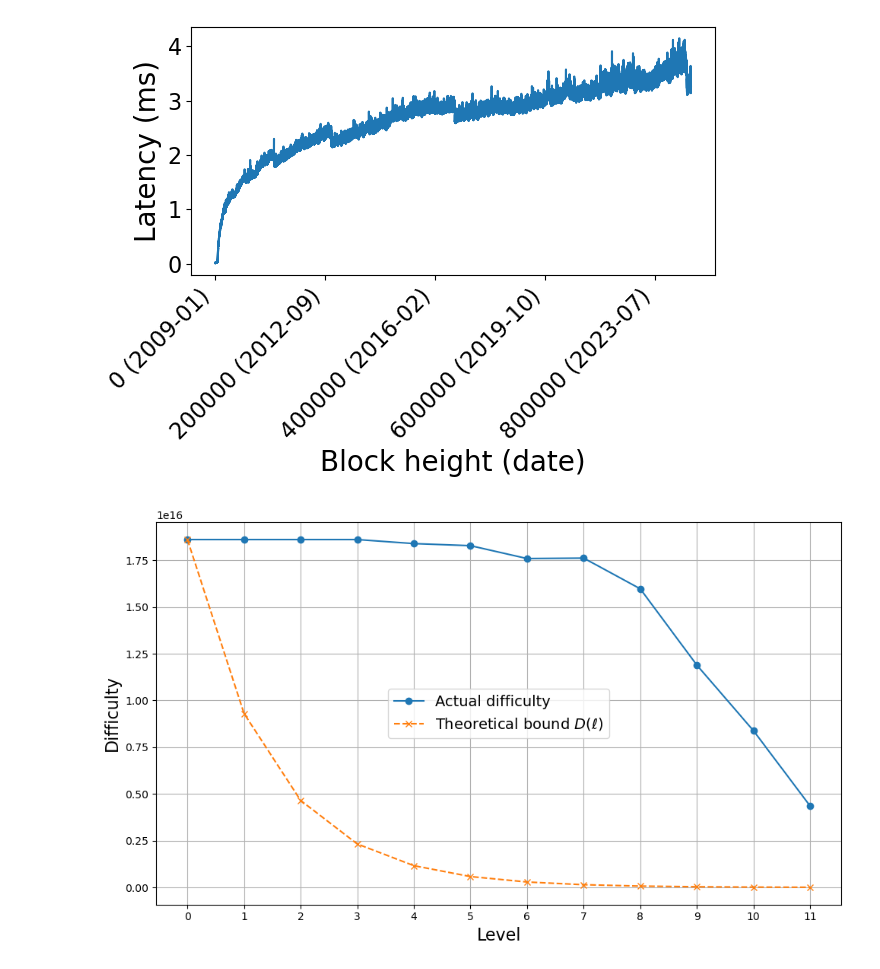
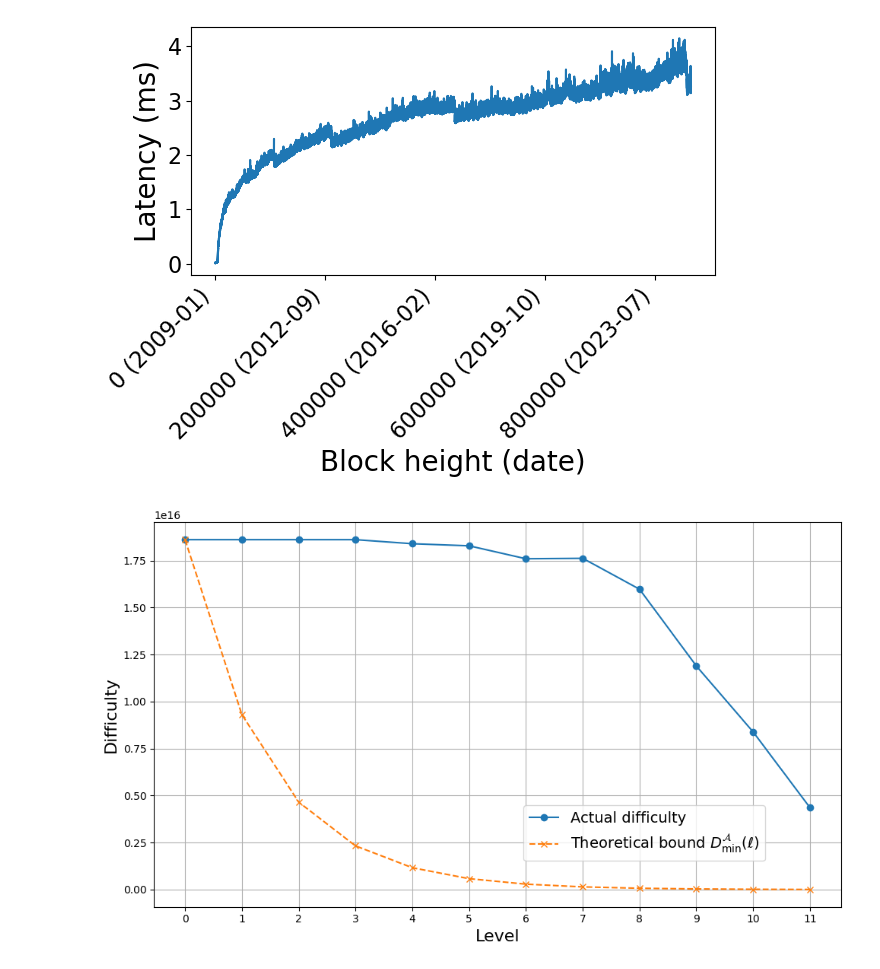
Before and after one commit to loicmiller/variable-mls, a Jupyter notebook: analysis/plots.ipynb, the cells around one changed output. Cells and saved outputs as stored; diff of their text form; code cells hidden in the pictures.

```diff
--- a/analysis/plots.ipynb
+++ b/analysis/plots.ipynb
@@ -11,7 +12,7 @@ import seaborn as sns
 # %%
 # Select latest data file
 folder = '../data/'
-files = [file for file in os.listdir(folder) if not file.startswith('.~lock')]
+files = [file for file in os.listdir(folder) if not file.startswith('.~lock') and not file.endswith('.zip')]
 most_recent_data_file = max(files, key=lambda x: datetime.strptime(x.split('-')[0] + x.split('-')[1] + x.split('-')[2] + " " + x.split('-')[3] + ":" + x.split('-')[4] + ":" + x.split('-')[5], '%Y%m%d %H:%M:%S'))
 data_file = folder + most_recent_data_file
 print("Data file: {}".format(data_file))
@@ -487,35 +490,34 @@ plt.show()
 # %%
 # Get the last row
 last_row = df.iloc[-1]
 
 # Get columns that match level_X_difficulty
 level_cols = sorted(
     [col for col in df.columns if col.startswith("level_") and col.endswith("_difficulty")],
     key=lambda c: int(c.split("_")[1])
 )
 
 # Get last row level difficulties
 last_row_difficulties = [last_row[col] for col in level_cols]
 
 # Compute required difficulties
 level_0_diff = last_row['level_0_difficulty']
-required_difficulties = [level_0_diff / (2 ** mu) for mu in range(len(level_cols))]
+theoretical_bounds = [level_0_diff / (2 ** mu) for mu in range(len(level_cols))]
 
 # X-axis: level numbers
 levels = list(range(len(level_cols)))
 
 # Plot
 plt.figure(figsize=(10, 6))
 plt.plot(levels, last_row_difficulties, label='Actual difficulty', marker='o')
-plt.plot(levels, required_difficulties, label=r'Theoretical bound $D(\ell)$', linestyle='--', marker='x')
-
+plt.plot(levels, theoretical_bounds, label=r'Theoretical bound $D^{\mathcal{A}}_{\mathrm{min}}(\ell)$', linestyle='--', marker='x')
 plt.xlabel('Level', fontsize=16)
 plt.ylabel('Difficulty', fontsize=16)
 plt.xticks(levels)
 plt.grid(True)
-plt.legend(fontsize=14)
+plt.legend(fontsize=14, loc='lower right', bbox_to_anchor=(0.9, 0.1))
 plt.tight_layout()
 plt.savefig("difficulty-vs-required-last-row.pdf", format="pdf")
 plt.show()
 # %% [output]
-[figure, old version]
+[figure, new version]
```
Also changed, not shown: parts of 8 cells of this notebook, 1 other file.
